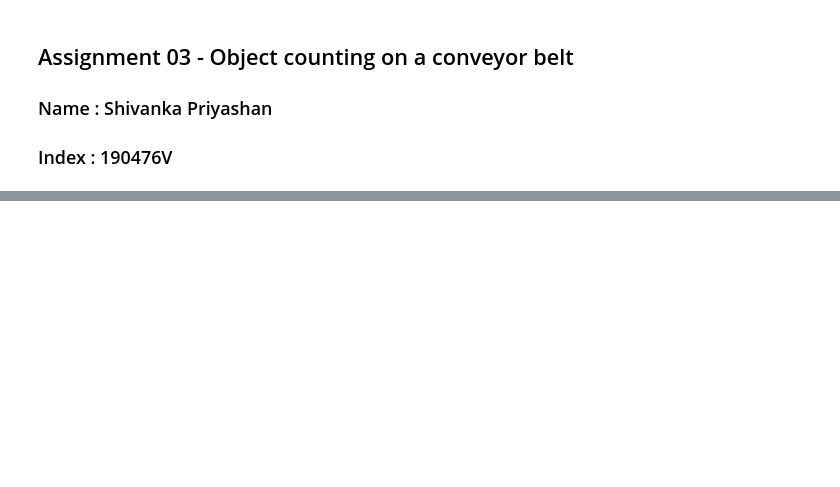
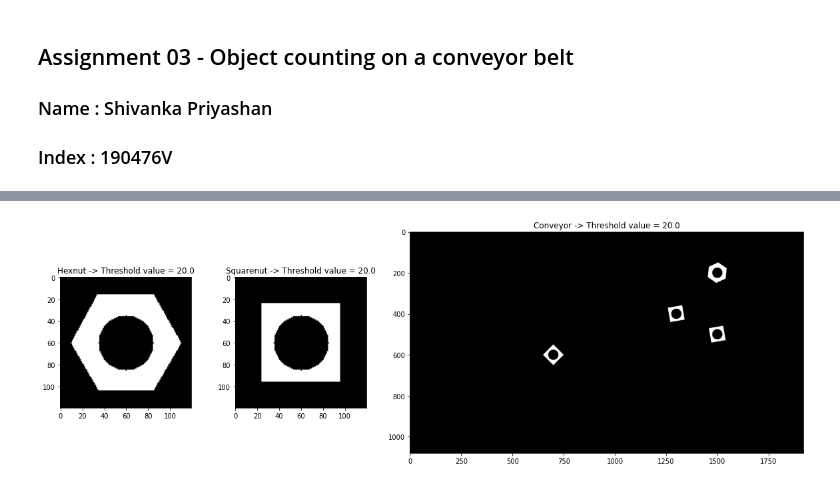
Before and after one commit to shivankapriyashan/EN2250-Fundamentals-of-Image-Processing-and-Machine-Vision, a Jupyter notebook: Assignment_03/190476V_a03.ipynb, the cells around one changed output, grey strips where cells are left out. Drawn from its saved outputs; the diff is of its cells as text; code cells hidden in the pictures; blank space fills up the shorter version.

```diff
--- a/Assignment_03/190476V_a03.ipynb
+++ b/Assignment_03/190476V_a03.ipynb
@@ -20,0 +21,20 @@ plt.show()
+# %%
+hexnut_gray = cv.cvtColor(hexnut_template,cv.COLOR_RGB2GRAY)
+squarenut_gray = cv.cvtColor(squarenut_template,cv.COLOR_RGB2GRAY)
+conveyor_f100_gray = cv.cvtColor(conveyor_f100,cv.COLOR_RGB2GRAY)
+
+hex_ret, hex_thresh = cv.threshold(hexnut_gray,0,255,cv.THRESH_BINARY_INV + cv.THRESH_OTSU)
+square_ret, square_thresh = cv.threshold(squarenut_gray,0,255,cv.THRESH_BINARY_INV + cv.THRESH_OTSU)
+conveyor_ret, conveyor_thresh = cv.threshold(conveyor_f100_gray,0,255,cv.THRESH_BINARY_INV + cv.THRESH_OTSU)
+
+fig, ax = plt.subplots(1,3,figsize=(20,10),gridspec_kw={'width_ratios': [1,1, 3]})
+ax[0].imshow(hex_thresh,cmap='gray')
+ax[0].set_title("Hexnut -> Threshold value = {}".format(hex_ret))
+ax[1].imshow(square_thresh,cmap='gray')
+ax[1].set_title("Squarenut -> Threshold value = {}".format(square_ret))
+ax[2].imshow(conveyor_thresh,cmap='gray')
+ax[2].set_title("Conveyor -> Threshold value = {}".format(conveyor_ret))
+
+plt.show()
+# %% [output]
+[figure, added]
```
Also changed, not shown: parts of 9 cells of this notebook.
